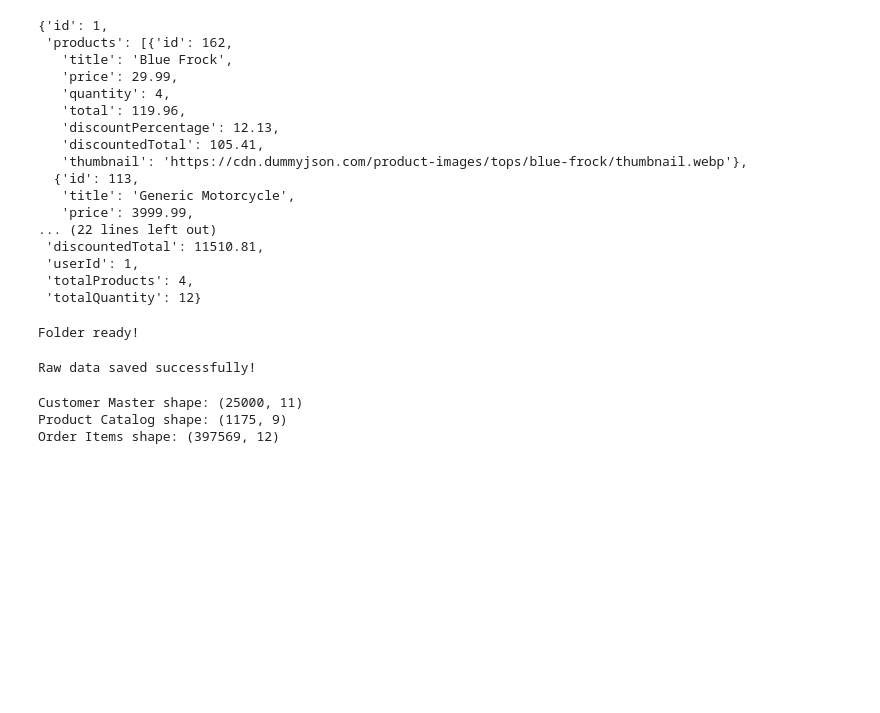
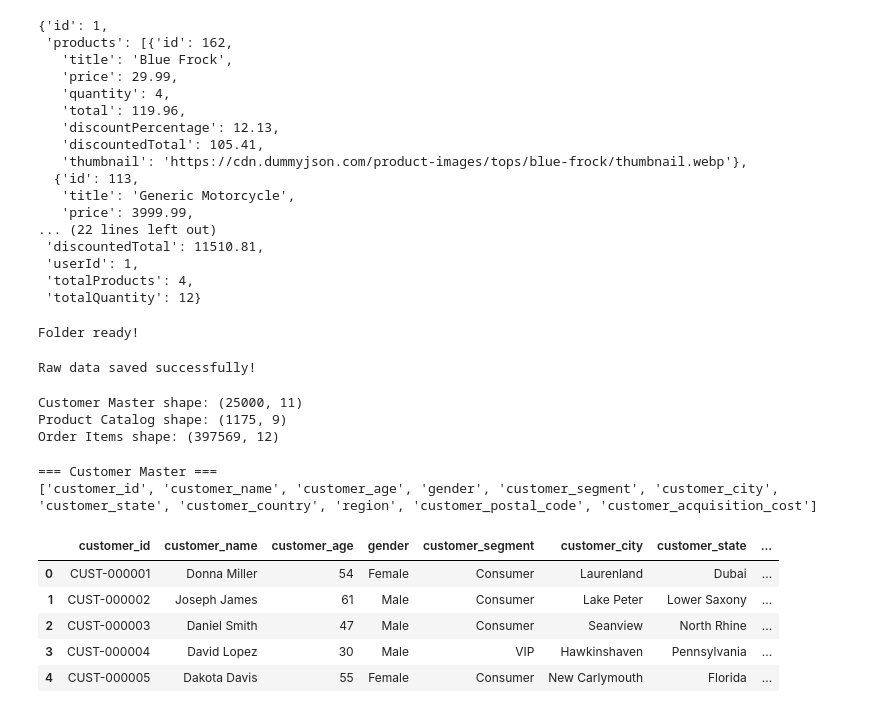
Before and after one commit to Arooj2002/agentic-customer360-bi-platform, a Jupyter notebook: extract_explore.ipynb, the cells around one changed output. Drawn from its saved outputs; the diff is of its cells as text; code cells hidden in the pictures; blank space fills up the shorter version.

```diff
--- a/extract_explore.ipynb
+++ b/extract_explore.ipynb
@@ -150,3 +150,17 @@ print("Order Items shape:", order_items.shape)
 Customer Master shape: (25000, 11)
 Product Catalog shape: (1175, 9)
 Order Items shape: (397569, 12)
+# %%
+# customer master explore
+print ("=== Customer Master ===")
+print (customer_master.columns.tolist())
+customer_master.head()
+# %% [output]
+=== Customer Master ===
+['customer_id', 'customer_name', 'customer_age', 'gender', 'customer_segment', 'customer_city', 'customer_state', 'customer_country', 'region', 'customer_postal_code', 'customer_acquisition_cost']
+|  | customer_id | customer_name | customer_age | gender | customer_segment | customer_city | customer_state | ... |
+| 0 | CUST-000001 | Donna Miller | 54 | Female | Consumer | Laurenland | Dubai | ... |
+| 1 | CUST-000002 | Joseph James | 61 | Male | Consumer | Lake Peter | Lower Saxony | ... |
+| 2 | CUST-000003 | Daniel Smith | 47 | Male | Consumer | Seanview | North Rhine | ... |
+| 3 | CUST-000004 | David Lopez | 30 | Male | VIP | Hawkinshaven | Pennsylvania | ... |
+| 4 | CUST-000005 | Dakota Davis | 55 | Female | Consumer | New Carlymouth | Florida | ... |
```
Also changed, not shown: parts of 11 cells of this notebook, 6 other files.
